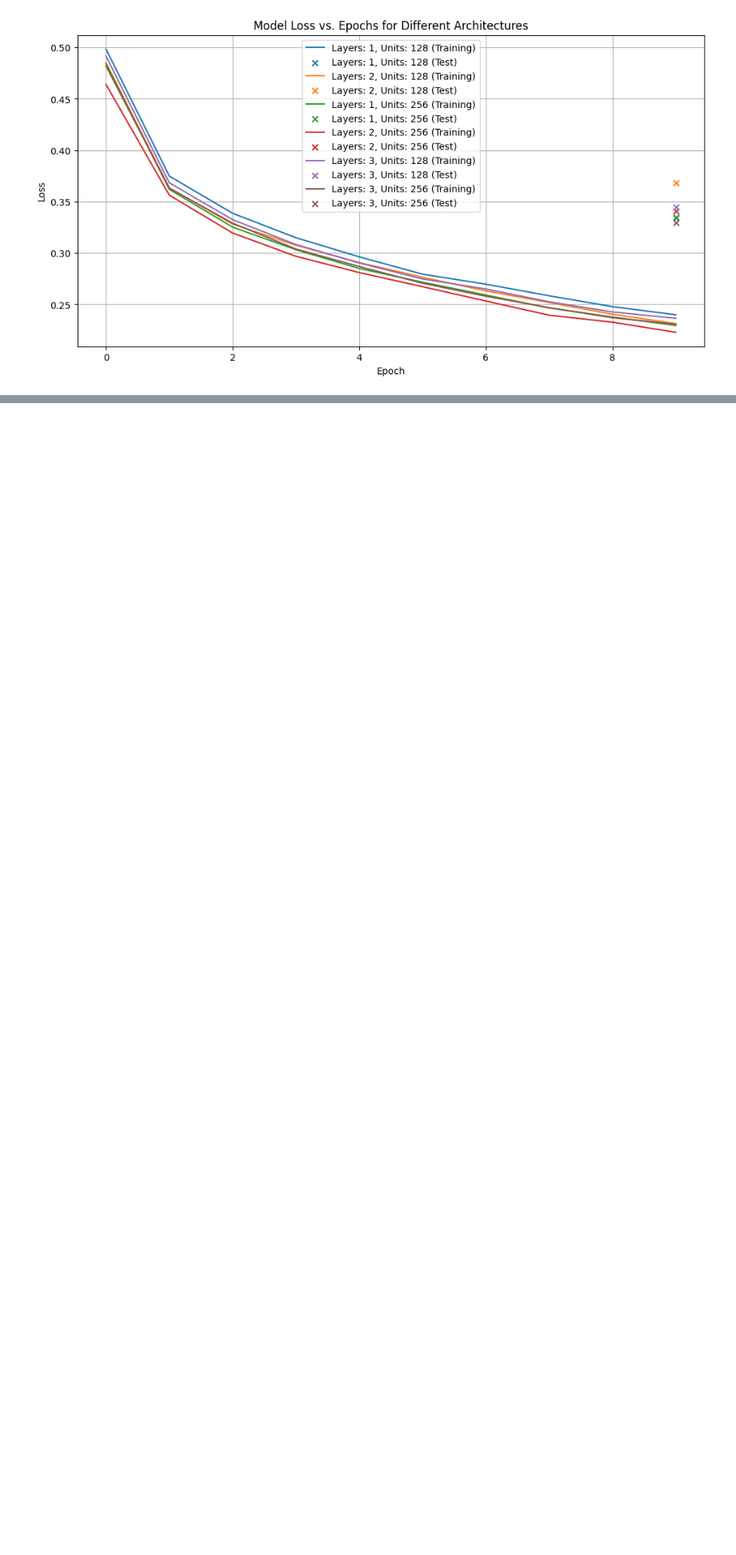
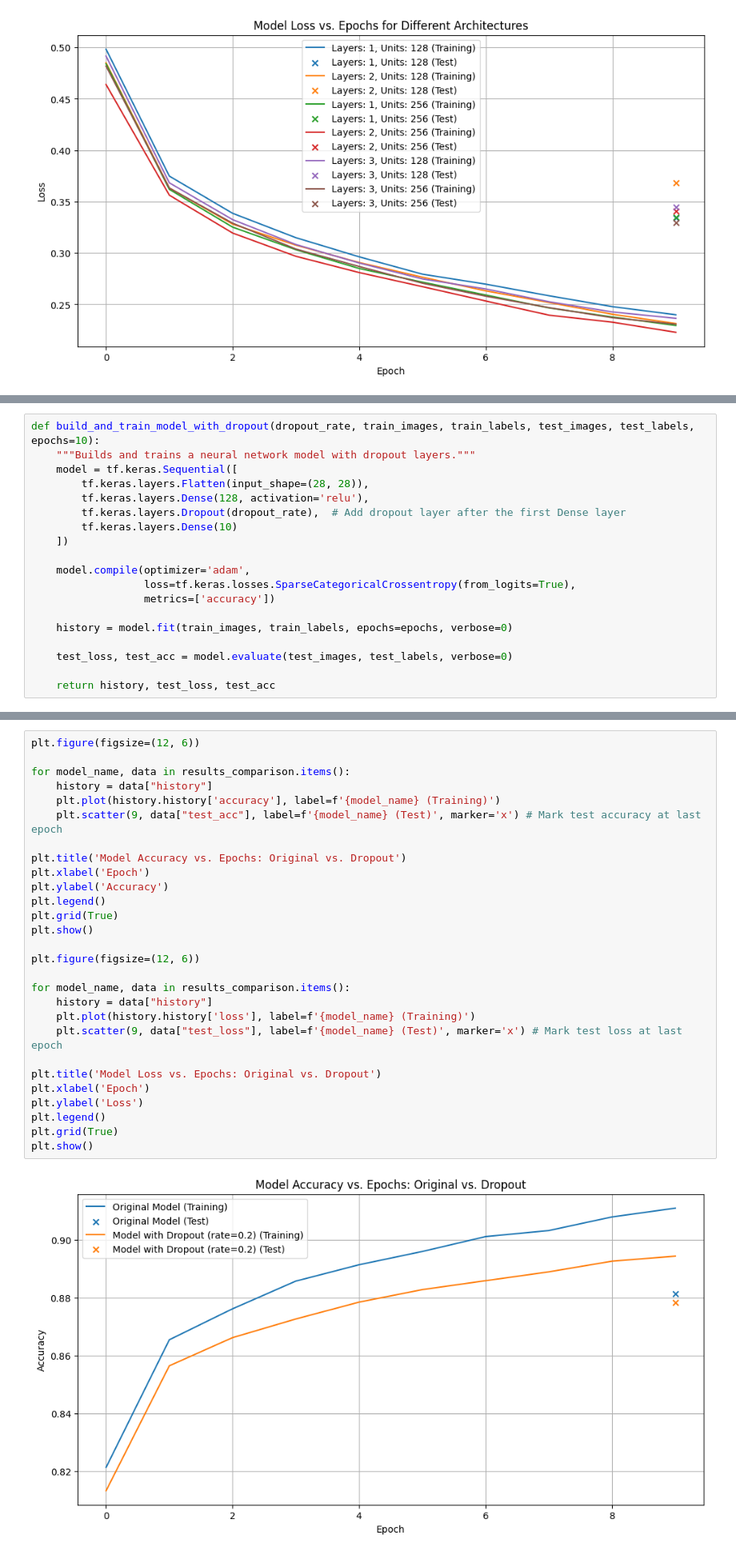
Before and after one commit to MCF-tech/CNN_pub, a Jupyter notebook: site/en/tutorials/keras/classification.ipynb, the cells around one changed output, grey strips where cells are left out. Shown at 80% size. Cells and saved outputs as stored; diff of their text form; blank space fills up the shorter version.

```diff
--- a/site/en/tutorials/keras/classification.ipynb
+++ b/site/en/tutorials/keras/classification.ipynb
@@ -572,0 +595,19 @@ plt.show()
+# %%
+def build_and_train_model_with_dropout(dropout_rate, train_images, train_labels, test_images, test_labels, epochs=10):
+    """Builds and trains a neural network model with dropout layers."""
+    model = tf.keras.Sequential([
+        tf.keras.layers.Flatten(input_shape=(28, 28)),
+        tf.keras.layers.Dense(128, activation='relu'),
+        tf.keras.layers.Dropout(dropout_rate),  # Add dropout layer after the first Dense layer
+        tf.keras.layers.Dense(10)
+    ])
+
+    model.compile(optimizer='adam',
+                  loss=tf.keras.losses.SparseCategoricalCrossentropy(from_logits=True),
+                  metrics=['accuracy'])
+
+    history = model.fit(train_images, train_labels, epochs=epochs, verbose=0)
+
+    test_loss, test_acc = model.evaluate(test_images, test_labels, verbose=0)
+
+    return history, test_loss, test_acc
@@ -572,0 +655,30 @@ plt.show()
+# %%
+plt.figure(figsize=(12, 6))
+
+for model_name, data in results_comparison.items():
+    history = data["history"]
+    plt.plot(history.history['accuracy'], label=f'{model_name} (Training)')
+    plt.scatter(9, data["test_acc"], label=f'{model_name} (Test)', marker='x') # Mark test accuracy at last epoch
+
+plt.title('Model Accuracy vs. Epochs: Original vs. Dropout')
+plt.xlabel('Epoch')
+plt.ylabel('Accuracy')
+plt.legend()
+plt.grid(True)
+plt.show()
+
+plt.figure(figsize=(12, 6))
+
+for model_name, data in results_comparison.items():
+    history = data["history"]
+    plt.plot(history.history['loss'], label=f'{model_name} (Training)')
+    plt.scatter(9, data["test_loss"], label=f'{model_name} (Test)', marker='x') # Mark test loss at last epoch
+
+plt.title('Model Loss vs. Epochs: Original vs. Dropout')
+plt.xlabel('Epoch')
+plt.ylabel('Loss')
+plt.legend()
+plt.grid(True)
+plt.show()
+# %% [output]
+[figure, added]
```
Also changed, not shown: parts of 27 cells of this notebook.
